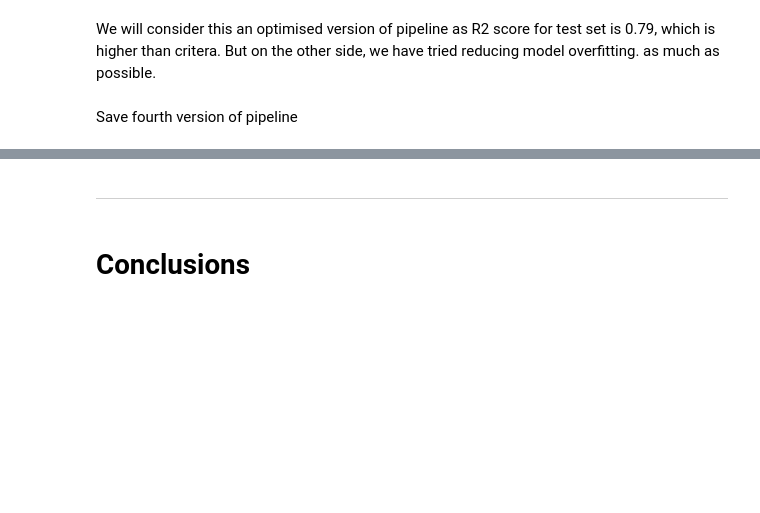
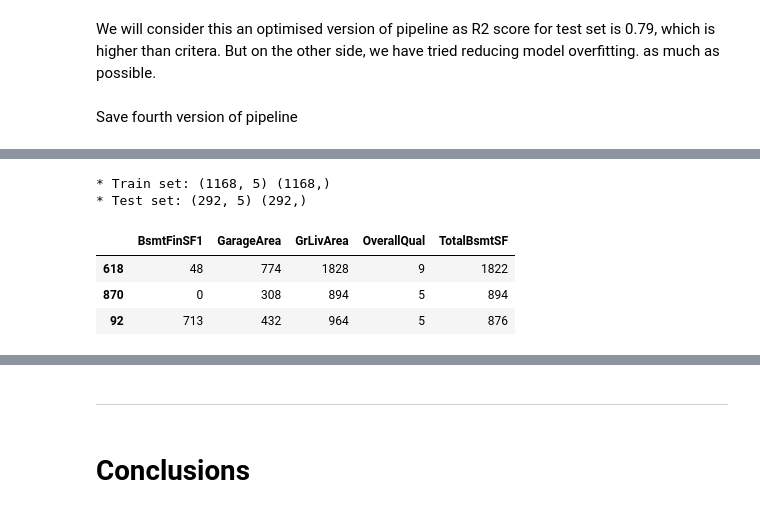
Before and after one commit to ysgurjar/pp5_project_heritage_housing, a Jupyter notebook: jupyter_notebooks/05.modelling_and_evaluation.ipynb, the cells around one changed output, grey strips where cells are left out. Saved outputs shown, nothing was run; the diff lists cells and outputs as text; code cells hidden in the pictures; blank space fills up the shorter version.

```diff
--- a/jupyter_notebooks/05.modelling_and_evaluation.ipynb
+++ b/jupyter_notebooks/05.modelling_and_evaluation.ipynb
@@ -649,0 +681,13 @@ plt.savefig(f'docs/images/features_importance.png', bbox_inches='tight')
+# %%
+X_train = X_train.filter(best_features)
+X_test = X_test.filter(best_features)
+
+print("* Train set:", X_train.shape, y_train.shape, "\n* Test set:",  X_test.shape, y_test.shape)
+X_train.head(3)
+# %% [output]
+* Train set: (1168, 5) (1168,)
+* Test set: (292, 5) (292,)
+|  | BsmtFinSF1 | GarageArea | GrLivArea | OverallQual | TotalBsmtSF |
+| 618 | 48 | 774 | 1828 | 9 | 1822 |
+| 870 | 0 | 308 | 894 | 5 | 894 |
+| 92 | 713 | 432 | 964 | 5 | 876 |
```
Also changed, not shown: parts of 16 cells of this notebook, 5 other files.
